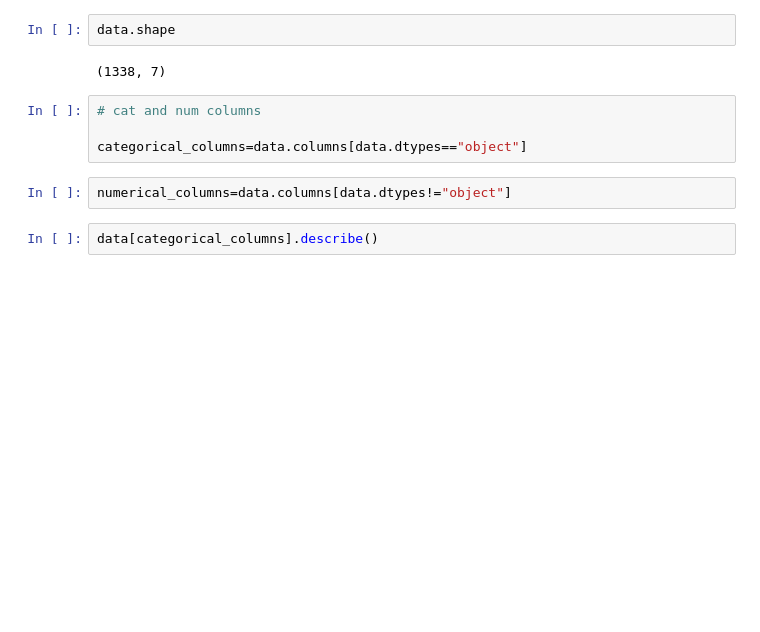
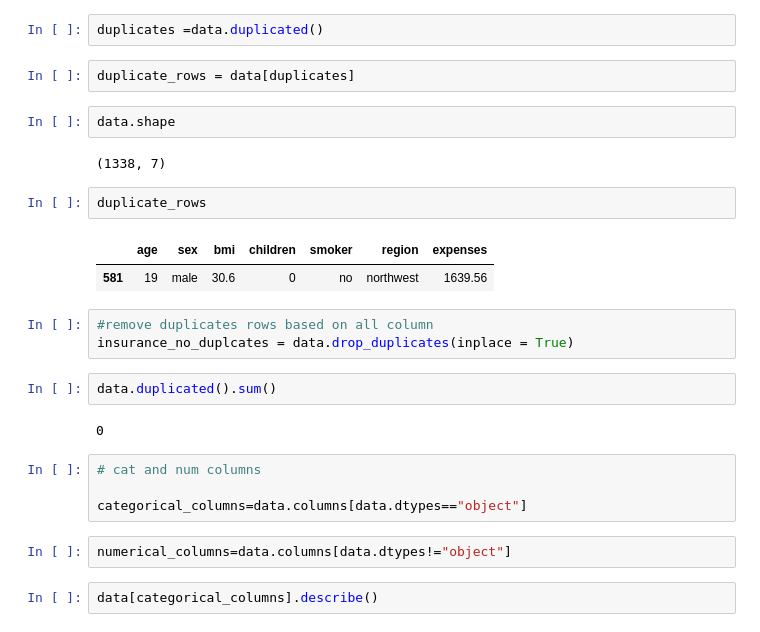
Before and after one commit to Shashank7607/final_pro, a Jupyter notebook: notebooks/data/EDA.ipynb, the cells around one changed output. Saved outputs shown, nothing was run; the diff lists cells and outputs as text; blank space fills up the shorter version.

```diff
--- a/notebooks/data/EDA.ipynb
+++ b/notebooks/data/EDA.ipynb
@@ -52,10 +52,26 @@ memory usage: 73.3+ KB
 data.duplicated().sum()
 # %% [output]
 1
+# %%
+duplicates =data.duplicated()
+# %%
+duplicate_rows = data[duplicates]
 # %%
 data.shape
 # %% [output]
 (1338, 7)
+# %%
+duplicate_rows
+# %% [output]
+|  | age | sex | bmi | children | smoker | region | expenses |
+| 581 | 19 | male | 30.6 | 0 | no | northwest | 1639.56 |
+# %%
+#remove duplicates rows based on all column
+insurance_no_duplcates = data.drop_duplicates(inplace = True)
+# %%
+data.duplicated().sum()
+# %% [output]
+0
 # %%
 # cat and num columns
 
```
Also changed, not shown: 2 other files.
